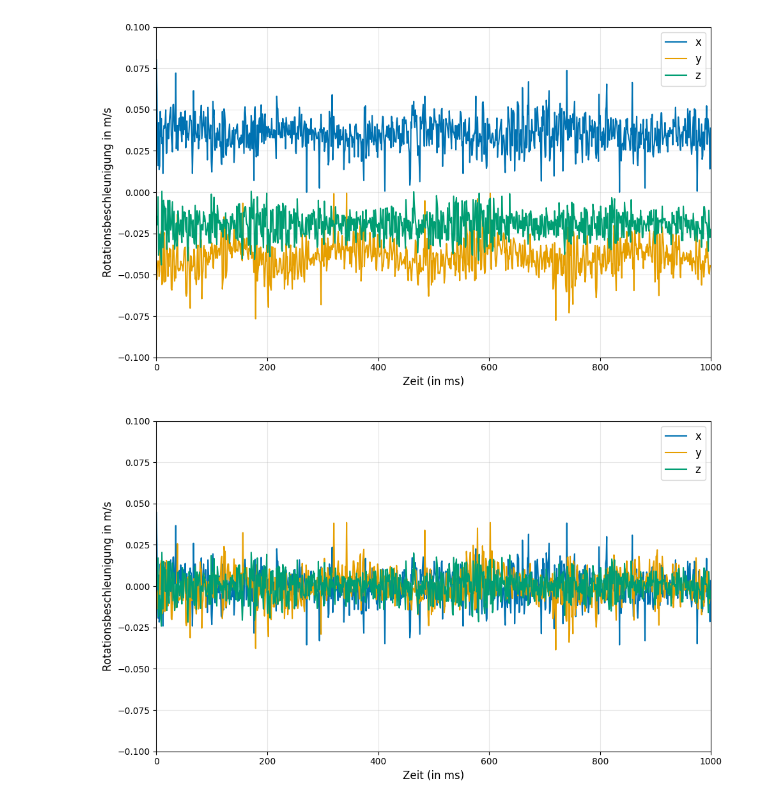
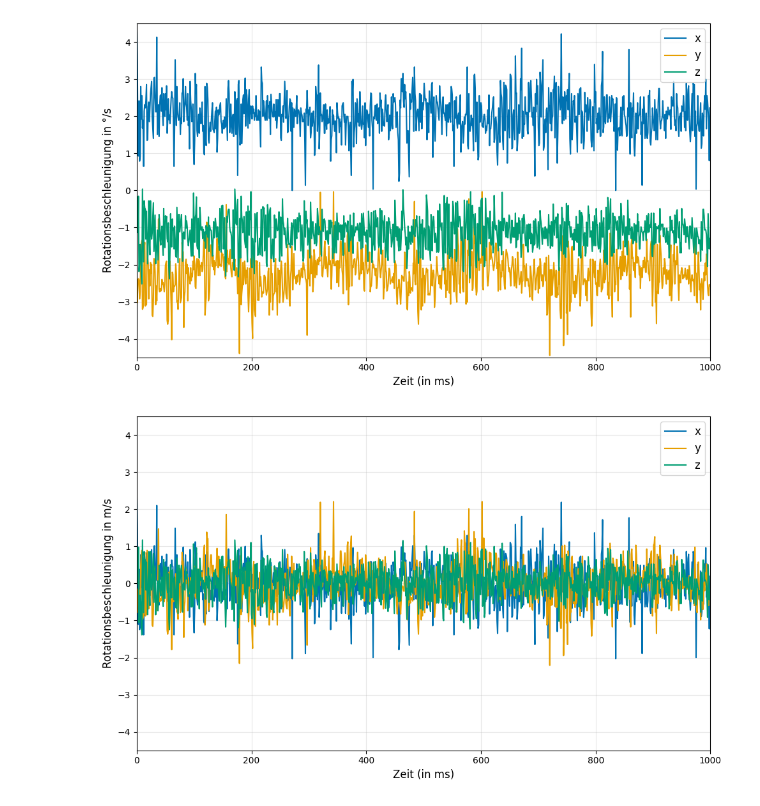
Before and after one commit to charlotte-strg/IMU_Audit, a Jupyter notebook: src/runs_on_pc/ergebnisse_drift.ipynb, the cells around one changed output. Cells and saved outputs as stored; diff of their text form; code cells hidden in the pictures.

```diff
--- a/src/runs_on_pc/ergebnisse_drift.ipynb
+++ b/src/runs_on_pc/ergebnisse_drift.ipynb
@@ -8,5 +6,11 @@ import math
 # daten für drift-analyse einlesen
 path_drift = "c:/Users/charl/Desktop/Uni_Leipzig/MA/Code/PlatformIO/IMU_Audit/MA_files/Recherche/Ergebnisse/drift_log.txt"
 df_drift = pd.read_csv(path_drift, sep=' ', header=0)
-print(df_drift.head())
+# print(df_drift.head())
+
+# daten von radian pro sekunde in grad pro sekunde umrechnen
+df_drift['x'] = df_drift['x']*180/np.pi
+df_drift['y'] = df_drift['y']*180/np.pi
+df_drift['z'] = df_drift['z']*180/np.pi
+df_drift
 # %% [output]
@@ -19,29 +30,31 @@ print(df_drift.head())
 # %%
 # Plot
 plt.figure(figsize=(10, 6))
 
 # Verlauf der Spalten plotten
 colors = ["#0072B2", "#E69F00", "#009E73"]
 plt.plot(df_drift.index, df_drift["x"], label="x", color=colors[0])
 plt.plot(df_drift.index, df_drift["y"], label="y", color=colors[1])
 plt.plot(df_drift.index, df_drift["z"], label="z", color=colors[2])
 
 # Achsentitel und Beschriftungen
 # plt.title("Drift des Gyroskops (x-. y-, z-Achse) gemessen bei Stillstand des Roboters für 1000 ms", fontsize=14)
 plt.xlabel("Zeit (in ms)", fontsize=12)
-plt.ylabel("Rotationsbeschleunigung in m/s", fontsize=12)
+plt.ylabel("Rotationsbeschleunigung in °/s", fontsize=12)
 
 # Legende und Gitter
 plt.legend(fontsize=12)
 plt.grid(alpha=0.3)
 
 # Diagramm anzeigen
+# plt.xlim(0, 1000)
+# plt.ylim(-0.1, 0.1)
 plt.xlim(0, 1000)
-plt.ylim(-0.1, 0.1)
+plt.ylim(-4.5, 4.5)
 plt.tight_layout()
 plt.show()
 # %% [output]
-[figure, old version]
+[figure, new version]
 # %%
 # gleicher plot aber durchschnittswerte über 1000 ms ermittelt und abgezogen
 
@@ -80,9 +93,11 @@ plt.grid(alpha=0.3)
 
 # Diagramm anzeigen
 # gleicher ausschnitt wie oben
+# plt.xlim(0, 1000)
+# plt.ylim(-0.1, 0.1)
 plt.xlim(0, 1000)
-plt.ylim(-0.1, 0.1)
+plt.ylim(-4.5, 4.5)
 plt.tight_layout()
 plt.show()
 # %% [output]
-[figure, old version]
+[figure, new version]
```
Also changed, not shown: parts of 2 cells of this notebook, 13 other files.
